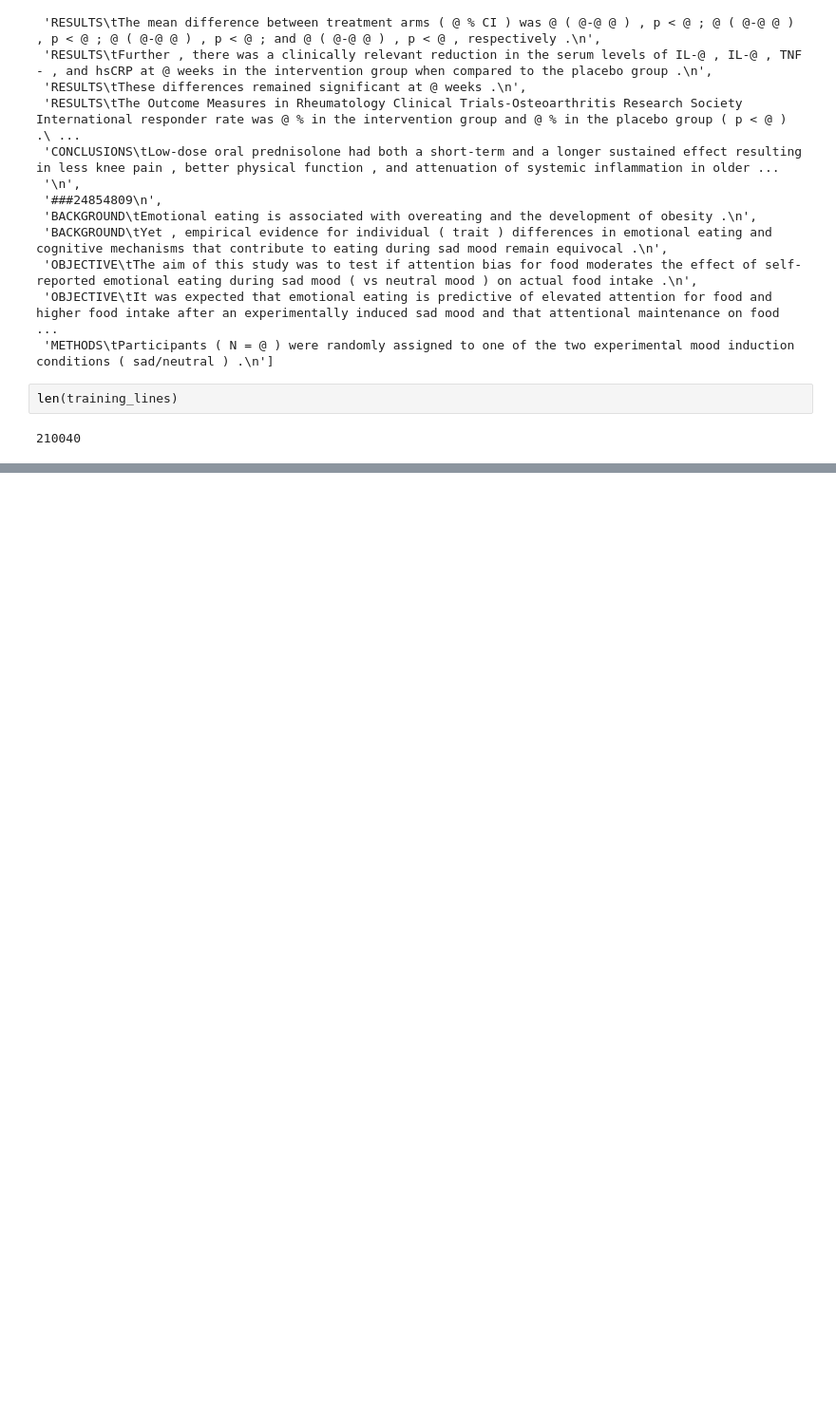
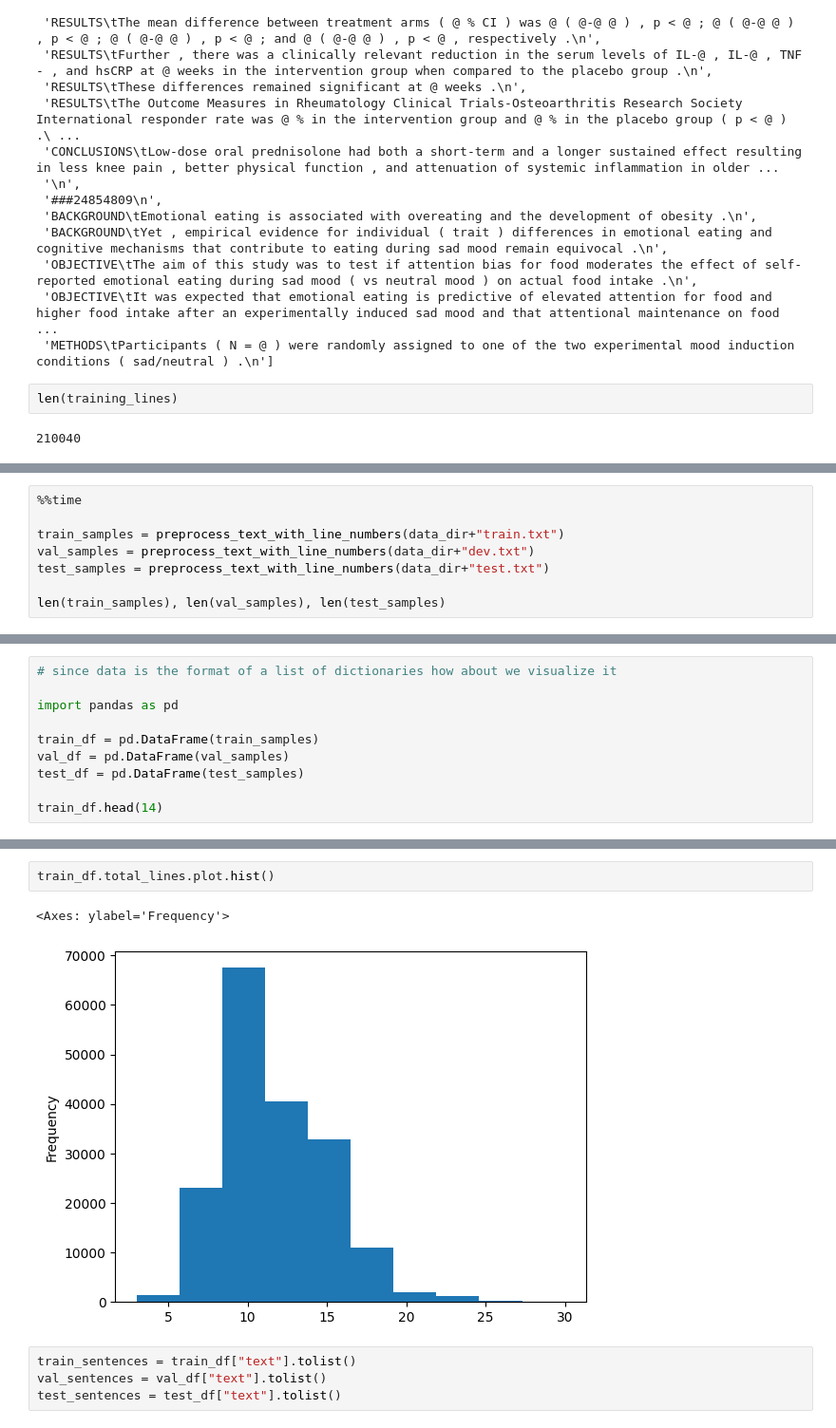
Before and after one commit to kurumbus/tensorflow-training, a Jupyter notebook: nlp02.ipynb, the cells around one changed output, grey strips where cells are left out. Shown at 95% size. Cells and saved outputs as stored; diff of their text form; blank space fills up the shorter version.

```diff
--- a/nlp02.ipynb
+++ b/nlp02.ipynb
@@ -113,0 +130,8 @@ def preprocess_text_with_line_numbers(filename):
+# %%
+%%time
+
+train_samples = preprocess_text_with_line_numbers(data_dir+"train.txt")
+val_samples = preprocess_text_with_line_numbers(data_dir+"dev.txt")
+test_samples = preprocess_text_with_line_numbers(data_dir+"test.txt")
+
+len(train_samples), len(val_samples), len(test_samples)
@@ -113,0 +142,10 @@ def preprocess_text_with_line_numbers(filename):
+# %%
+# since data is the format of a list of dictionaries how about we visualize it
+
+import pandas as pd
+
+train_df = pd.DataFrame(train_samples)
+val_df = pd.DataFrame(val_samples)
+test_df = pd.DataFrame(test_samples)
+
+train_df.head(14)
@@ -113,0 +179,9 @@ def preprocess_text_with_line_numbers(filename):
+# %%
+train_df.total_lines.plot.hist()
+# %% [output]
+<Axes: ylabel='Frequency'>
+[figure, added]
+# %%
+train_sentences = train_df["text"].tolist()
+val_sentences = val_df["text"].tolist()
+test_sentences = test_df["text"].tolist()
```
Also changed, not shown: parts of 4 cells of this notebook.
